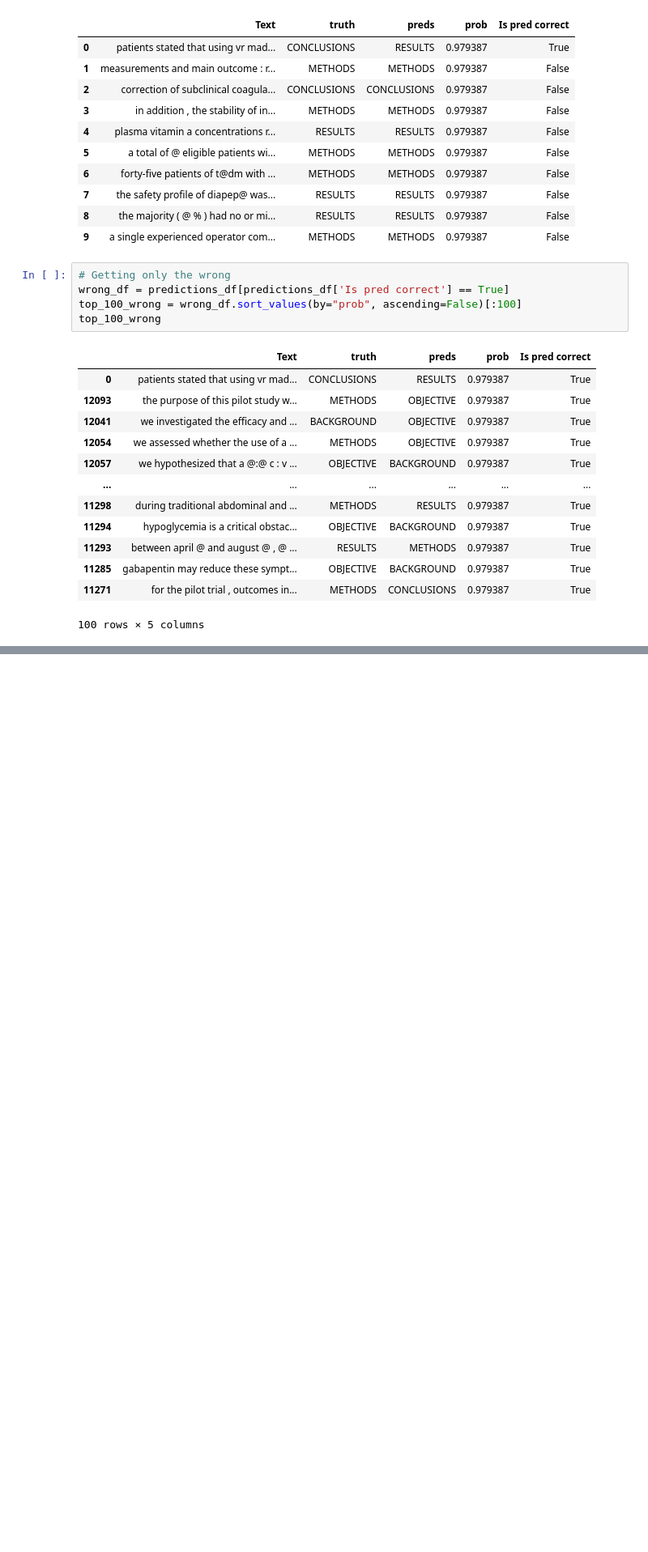
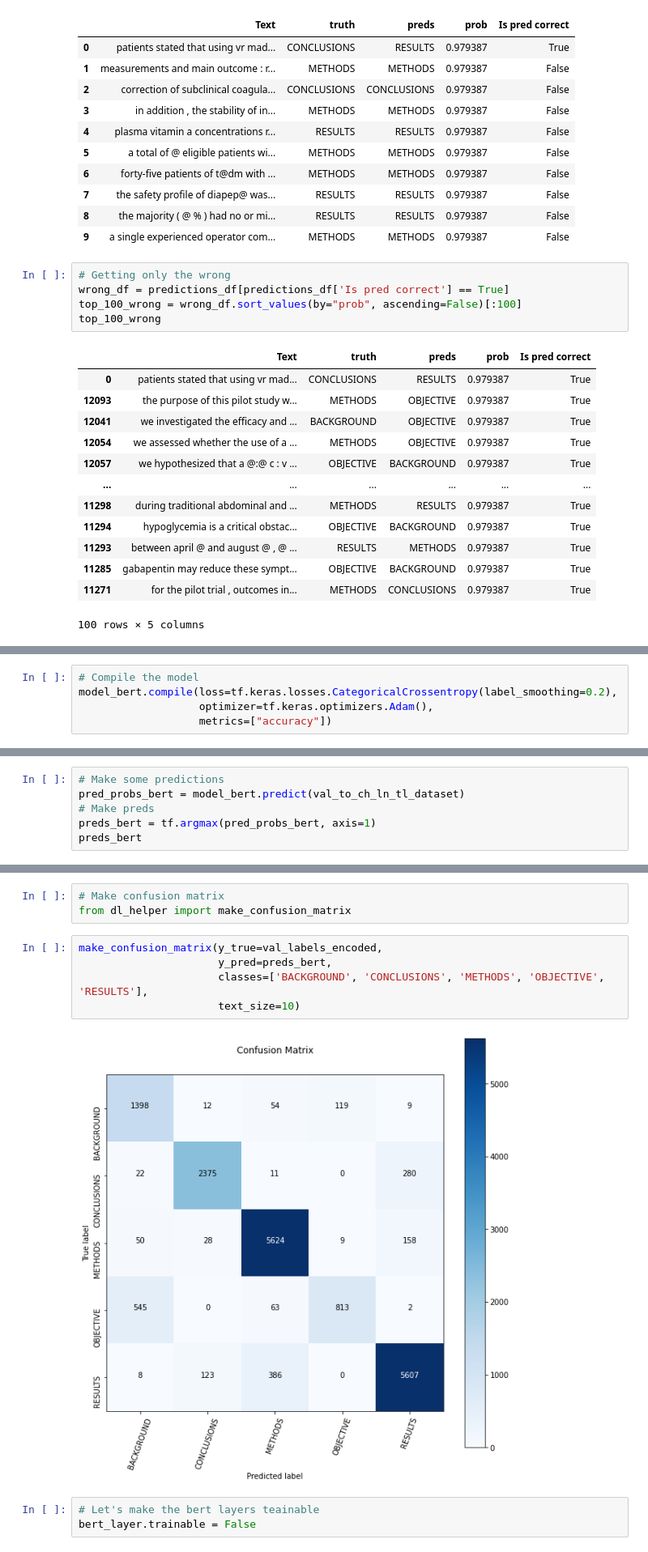
Before and after one commit to JpChii/ML-Projects, a Jupyter notebook: 09_skim_lit_40k_dataset.ipynb, the cells around one changed output, grey strips where cells are left out. Shown at 81% size. Drawn from its saved outputs; the diff is of its cells as text; blank space fills up the shorter version.

```diff
--- a/09_skim_lit_40k_dataset.ipynb
+++ b/09_skim_lit_40k_dataset.ipynb
@@ -807,0 +931,5 @@ top_100_wrong
+# %%
+# Compile the model
+model_bert.compile(loss=tf.keras.losses.CategoricalCrossentropy(label_smoothing=0.2),
+                   optimizer=tf.keras.optimizers.Adam(),
+                   metrics=["accuracy"])
@@ -807,0 +958,6 @@ top_100_wrong
+# %%
+# Make some predictions
+pred_probs_bert = model_bert.predict(val_to_ch_ln_tl_dataset)
+# Make preds
+preds_bert = tf.argmax(pred_probs_bert, axis=1)
+preds_bert
@@ -807,0 +1000,13 @@ top_100_wrong
+# %%
+# Make confusion matrix
+from dl_helper import make_confusion_matrix
+# %%
+make_confusion_matrix(y_true=val_labels_encoded,
+                      y_pred=preds_bert,
+                      classes=['BACKGROUND', 'CONCLUSIONS', 'METHODS', 'OBJECTIVE', 'RESULTS'],
+                      text_size=10)
+# %% [output]
+[figure, added]
+# %%
+# Let's make the bert layers teainable
+bert_layer.trainable = False
```
Also changed, not shown: parts of 67 cells of this notebook.
